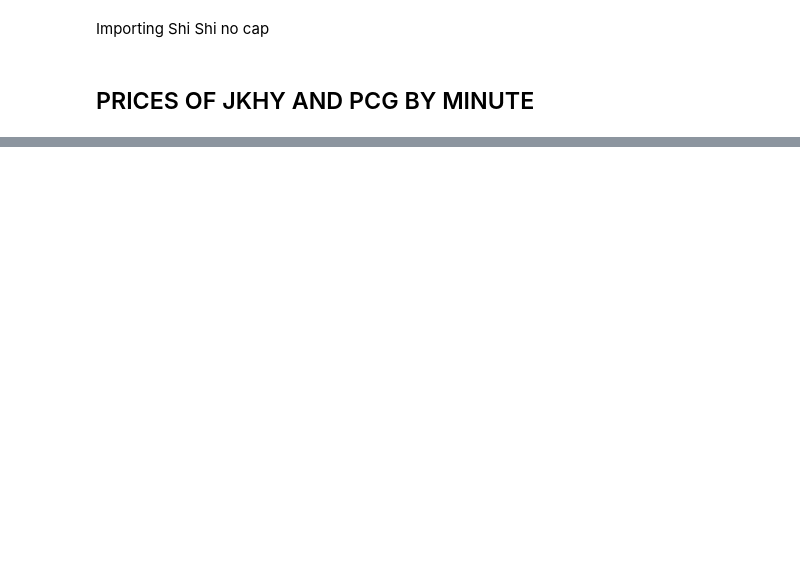
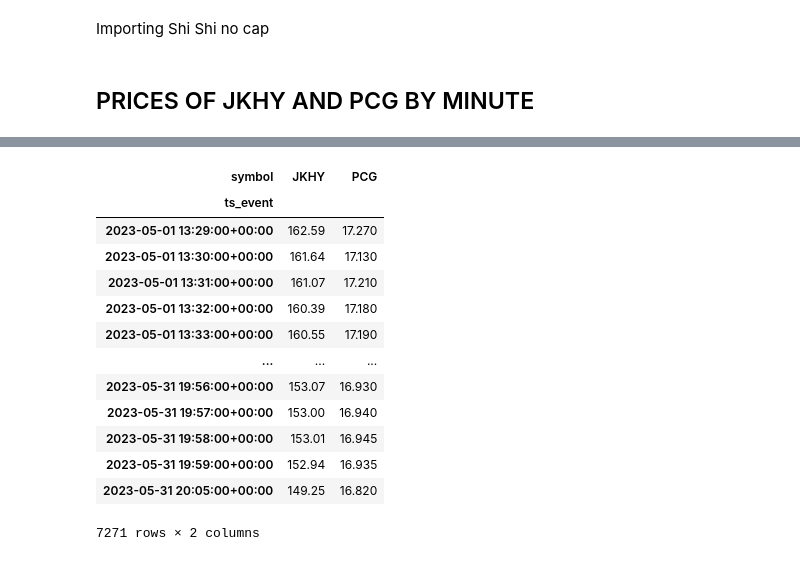
Before and after one commit to niallkehoe/mse244, a Jupyter notebook: plots.ipynb, the cells around one changed output, grey strips where cells are left out. Cells and saved outputs as stored; diff of their text form; code cells hidden in the pictures; blank space fills up the shorter version.

```diff
--- a/plots.ipynb
+++ b/plots.ipynb
@@ -51 +51,19 @@ KeyError: "None of ['Date'] are in the columns"
+# %%
+train_eg = train_prices[["JKHY", "PCG"]].dropna()
+train_eg
+# %% [output]
+| symbol | JKHY | PCG |
+| ts_event |  |  |
+| 2023-05-01 13:29:00+00:00 | 162.59 | 17.270 |
+| 2023-05-01 13:30:00+00:00 | 161.64 | 17.130 |
+| 2023-05-01 13:31:00+00:00 | 161.07 | 17.210 |
+| 2023-05-01 13:32:00+00:00 | 160.39 | 17.180 |
+| 2023-05-01 13:33:00+00:00 | 160.55 | 17.190 |
+| ... | ... | ... |
+| 2023-05-31 19:56:00+00:00 | 153.07 | 16.930 |
+| 2023-05-31 19:57:00+00:00 | 153.00 | 16.940 |
+| 2023-05-31 19:58:00+00:00 | 153.01 | 16.945 |
+| 2023-05-31 19:59:00+00:00 | 152.94 | 16.935 |
+| 2023-05-31 20:05:00+00:00 | 149.25 | 16.820 |
+7271 rows × 2 columns
 # %%
```
Also changed, not shown: parts of 2 cells of this notebook.
